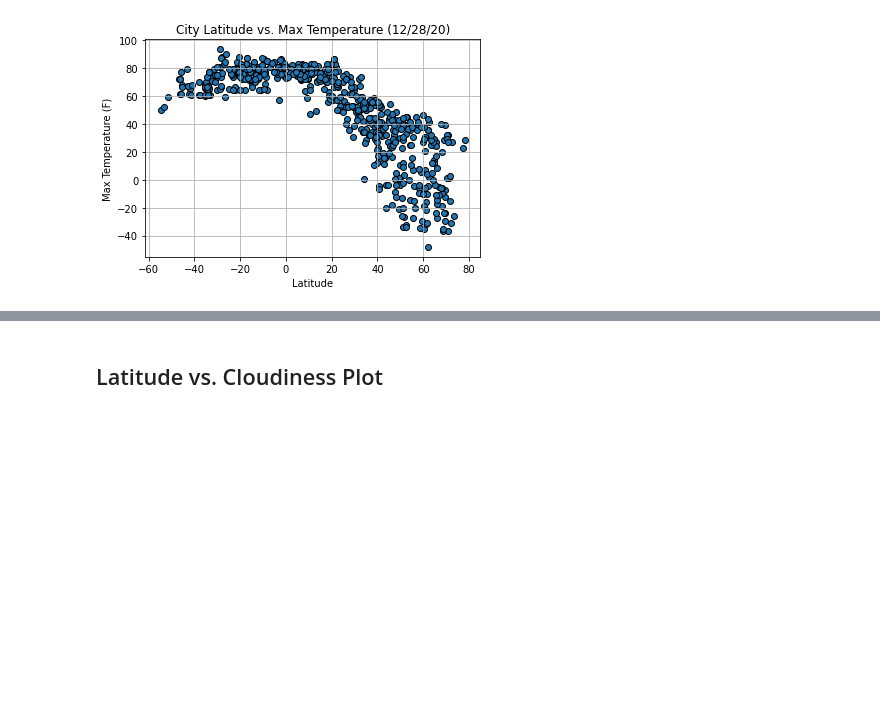
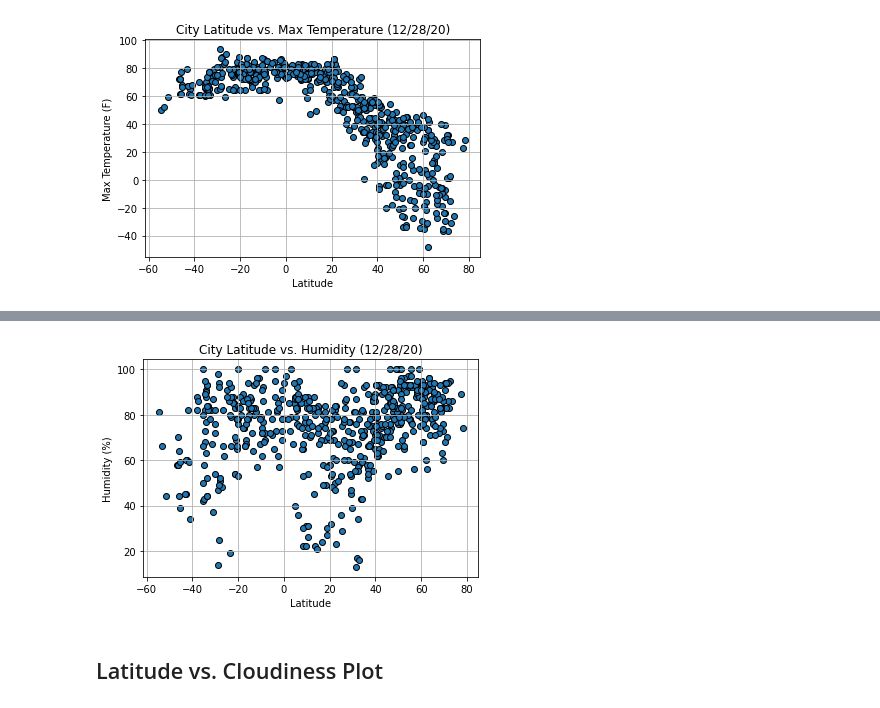
Before and after one commit to RH-cmd/python-api-challenge, a Jupyter notebook: WeatherPy/WeatherPy.ipynb, the cells around one changed output, grey strips where cells are left out. Drawn from its saved outputs; the diff is of its cells as text; code cells hidden in the pictures; blank space fills up the shorter version.

Commit message:
Lat vs humidity plot

```diff
--- a/WeatherPy/WeatherPy.ipynb
+++ b/WeatherPy/WeatherPy.ipynb
@@ -223,3 +226,15 @@ plt.show()
+# %%
+#Create a scatter plot to show the relationship between Latitude and Max Temperature
+plt.scatter(weather_df["Lat"], weather_df["Humidity"], edgecolors="black")
+plt.grid(True)
+plt.title("City Latitude vs. Humidity (12/28/20)")
+plt.ylabel("Humidity (%)")
+plt.xlabel("Latitude")
+
+plt.savefig("output_data/Fig2.png")
+plt.show()
+# %% [output]
+[figure, added]
 # %% [markdown]
 ## Latitude vs. Cloudiness Plot
 # %%
```
Also changed, not shown: parts of 5 cells of this notebook, 1 other file.
